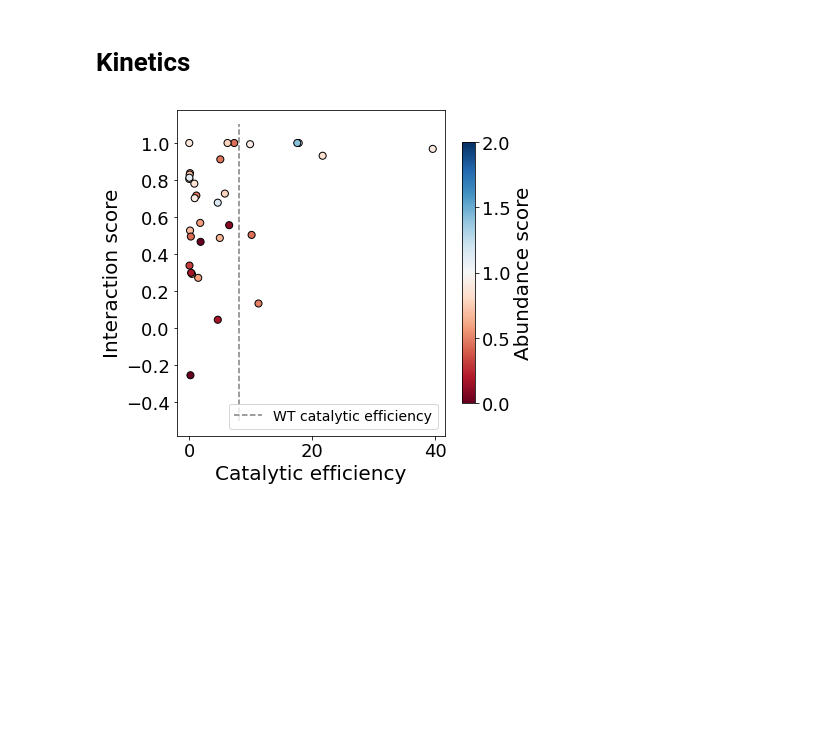
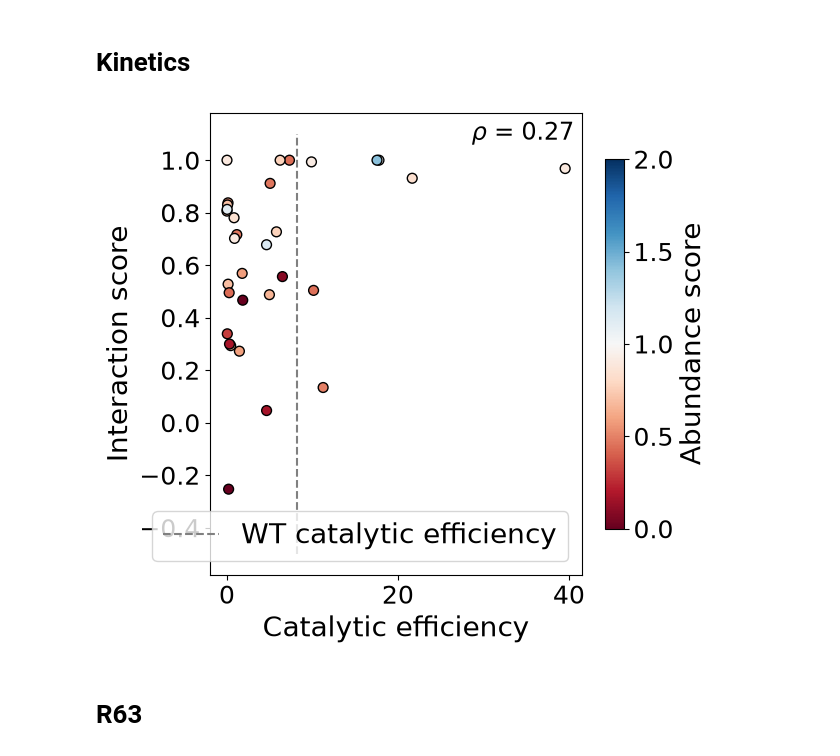
Before and after one commit to KULL-Centre/_2025_Gersing_GCKinteraction, a Jupyter notebook: GCK_interaction_notebook.ipynb, the cells around one changed output. Cells and saved outputs as stored; diff of their text form; code cells hidden in the pictures; blank space fills up the shorter version.

```diff
--- a/GCK_interaction_notebook.ipynb
+++ b/GCK_interaction_notebook.ipynb
@@ -35,10 +48,11 @@ warnings.filterwarnings('ignore')
 # %% [markdown]
 # Functions
 # %%
-mpl.rcParams['xtick.labelsize'] = 14
-mpl.rcParams['ytick.labelsize'] = 14
-mpl.rcParams['axes.labelsize']  = 16
-mpl.rcParams['legend.fontsize'] = 14
+mpl.rcParams['xtick.labelsize'] = 20
+mpl.rcParams['ytick.labelsize'] = 20
+mpl.rcParams['axes.labelsize']  = 20
+mpl.rcParams['legend.fontsize'] = 20
+mpl.rcParams['font.size']       = 20
 # %%
 def remove_WT_score(score,WT_seq):
     for i in range(len(WT_seq)):
@@ -1603,20 +1274,37 @@ plt.savefig('output/gnomad_activity.png',dpi=600, facecolor='w', bbox_inches='ti
 # Kinetics
 # %%
 fig, ax = plt.subplots(figsize=(6,6))
+
 
 cmap = plt.get_cmap('RdBu')
 cmap.set_bad(color = 'grey')
 
 plt.scatter(kinetics['catalytic_efficiency'], kinetics['score_interaction'],s=50, edgecolor ='k',
            c=kinetics['score_abundance'], cmap=cmap,vmin=0,vmax=2)
 plt.xlabel('Catalytic efficiency')
 plt.ylabel('Interaction score')
 
 ax.plot([kinetics['catalytic_efficiency'][0],kinetics['catalytic_efficiency'][0]],[-0.5,1.1],'r--',color='grey', label='WT catalytic efficiency')
 ax.legend(loc='lower right')
 
 plt.colorbar(label="Abundance score", shrink=0.8)
 
+# drop rows with NaN in score_interaction
+kinetics_no_nan = kinetics.dropna(subset=["score_interaction"])
+spearman = spearman_output(kinetics_no_nan['score_interaction'], kinetics_no_nan['catalytic_efficiency'])
+
+ax.text(
+    0.98, 0.98,
+    fr'$\rho$ = {spearman:.2f}',
+    transform=ax.transAxes,
+    ha="right",
+    va="top", fontsize=17
+)
+
+
+
 plt.savefig('output/kinetics.png',dpi=600, facecolor='w', bbox_inches='tight')
 # %% [output]
-[figure, old version]
+[figure, new version]
+# %% [markdown]
+# R63
```
Also changed, not shown: parts of 168 cells of this notebook, 1 other file.
